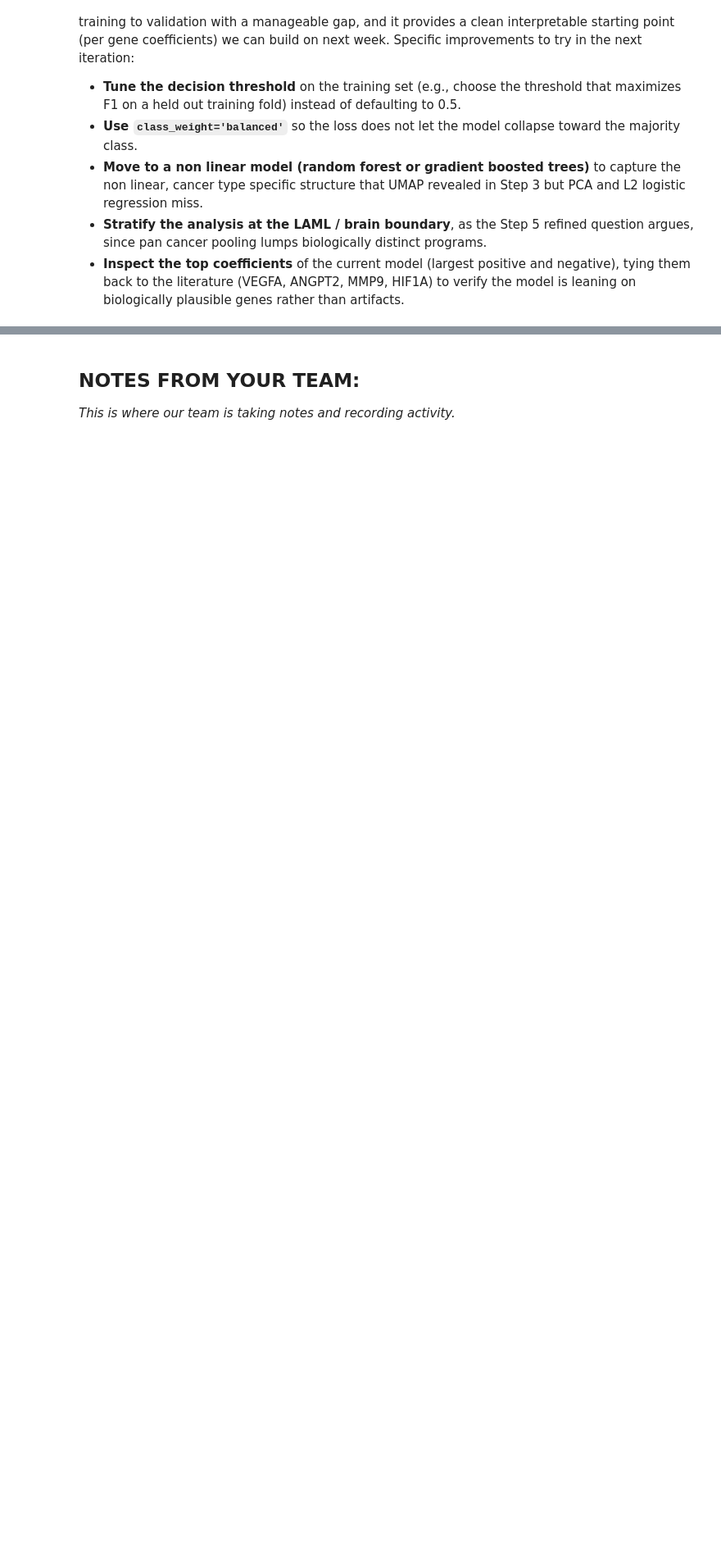
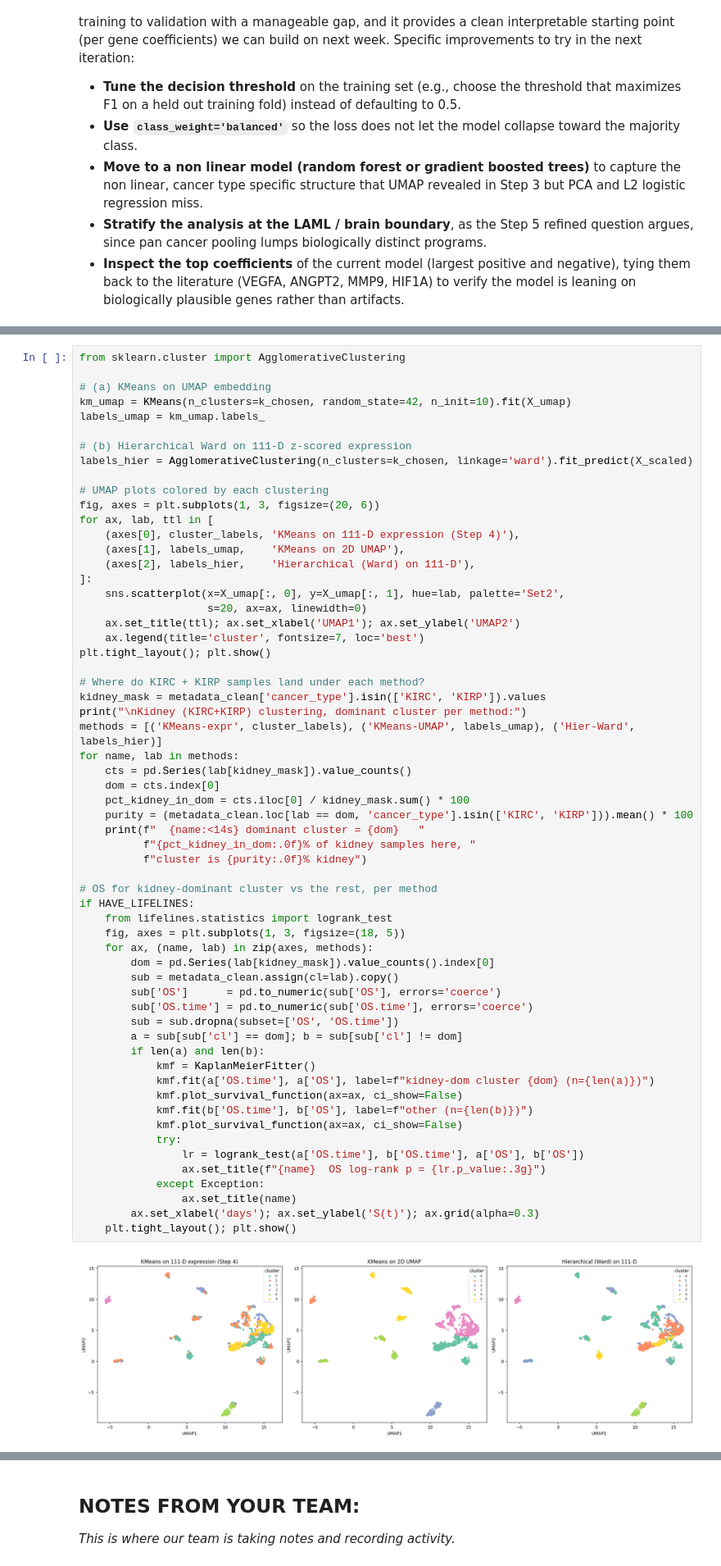
Before and after one commit to aryanmhaskar/Module-4-Cancer, a Jupyter notebook: code/Module 4 Template.ipynb, the cells around one changed output, grey strips where cells are left out. Shown at 82% size. Cells and saved outputs as stored; diff of their text form; blank space fills up the shorter version.

```diff
--- a/code/Module 4 Template.ipynb
+++ b/code/Module 4 Template.ipynb
@@ -721,0 +967,62 @@ true: WITH TUMOR               209               150
+# %%
+from sklearn.cluster import AgglomerativeClustering
+
+# (a) KMeans on UMAP embedding
+km_umap = KMeans(n_clusters=k_chosen, random_state=42, n_init=10).fit(X_umap)
+labels_umap = km_umap.labels_
+
+# (b) Hierarchical Ward on 111-D z-scored expression
+labels_hier = AgglomerativeClustering(n_clusters=k_chosen, linkage='ward').fit_predict(X_scaled)
+
+# UMAP plots colored by each clustering
+fig, axes = plt.subplots(1, 3, figsize=(20, 6))
+for ax, lab, ttl in [
+    (axes[0], cluster_labels, 'KMeans on 111-D expression (Step 4)'),
+    (axes[1], labels_umap,    'KMeans on 2D UMAP'),
+    (axes[2], labels_hier,    'Hierarchical (Ward) on 111-D'),
+]:
+    sns.scatterplot(x=X_umap[:, 0], y=X_umap[:, 1], hue=lab, palette='Set2',
+                    s=20, ax=ax, linewidth=0)
+    ax.set_title(ttl); ax.set_xlabel('UMAP1'); ax.set_ylabel('UMAP2')
+    ax.legend(title='cluster', fontsize=7, loc='best')
+plt.tight_layout(); plt.show()
+
+# Where do KIRC + KIRP samples land under each method?
+kidney_mask = metadata_clean['cancer_type'].isin(['KIRC', 'KIRP']).values
+print("\nKidney (KIRC+KIRP) clustering, dominant cluster per method:")
+methods = [('KMeans-expr', cluster_labels), ('KMeans-UMAP', labels_umap), ('Hier-Ward', labels_hier)]
+for name, lab in methods:
+    cts = pd.Series(lab[kidney_mask]).value_counts()
+    dom = cts.index[0]
+    pct_kidney_in_dom = cts.iloc[0] / kidney_mask.sum() * 100
+    purity = (metadata_clean.loc[lab == dom, 'cancer_type'].isin(['KIRC', 'KIRP'])).mean() * 100
+    print(f"  {name:<14s} dominant cluster = {dom}   "
+          f"{pct_kidney_in_dom:.0f}% of kidney samples here, "
+          f"cluster is {purity:.0f}% kidney")
+
+# OS for kidney-dominant cluster vs the rest, per method
+if HAVE_LIFELINES:
+    from lifelines.statistics import logrank_test
+    fig, axes = plt.subplots(1, 3, figsize=(18, 5))
+    for ax, (name, lab) in zip(axes, methods):
+        dom = pd.Series(lab[kidney_mask]).value_counts().index[0]
+        sub = metadata_clean.assign(cl=lab).copy()
+        sub['OS']      = pd.to_numeric(sub['OS'], errors='coerce')
+        sub['OS.time'] = pd.to_numeric(sub['OS.time'], errors='coerce')
+        sub = sub.dropna(subset=['OS', 'OS.time'])
+        a = sub[sub['cl'] == dom]; b = sub[sub['cl'] != dom]
+        if len(a) and len(b):
+            kmf = KaplanMeierFitter()
+            kmf.fit(a['OS.time'], a['OS'], label=f"kidney-dom cluster {dom} (n={len(a)})")
+            kmf.plot_survival_function(ax=ax, ci_show=False)
+            kmf.fit(b['OS.time'], b['OS'], label=f"other (n={len(b)})")
+            kmf.plot_survival_function(ax=ax, ci_show=False)
+            try:
+                lr = logrank_test(a['OS.time'], b['OS.time'], a['OS'], b['OS'])
+                ax.set_title(f"{name}  OS log-rank p = {lr.p_value:.3g}")
+            except Exception:
+                ax.set_title(name)
+        ax.set_xlabel('days'); ax.set_ylabel('S(t)'); ax.grid(alpha=0.3)
+    plt.tight_layout(); plt.show()
+# %% [output]
+[figure, added]
```
Also changed, not shown: parts of 24 cells of this notebook, 1 other file.
